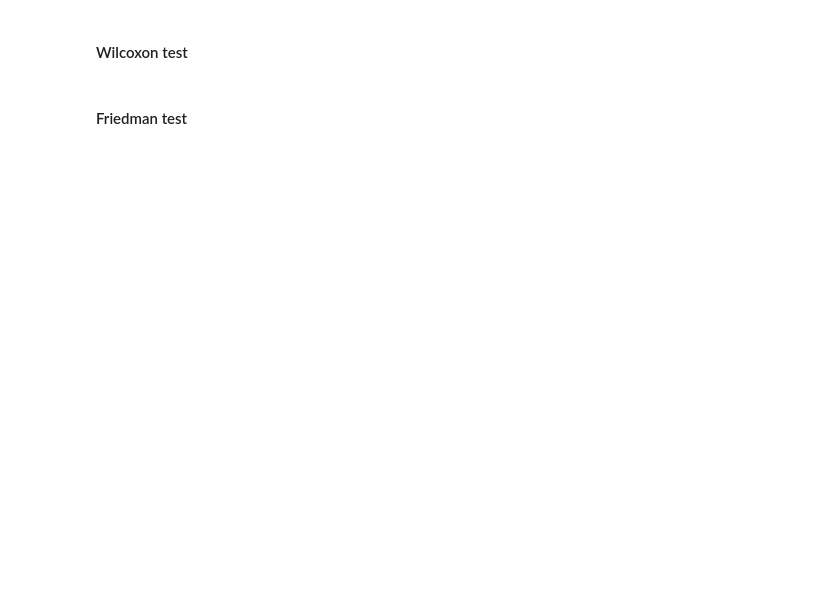
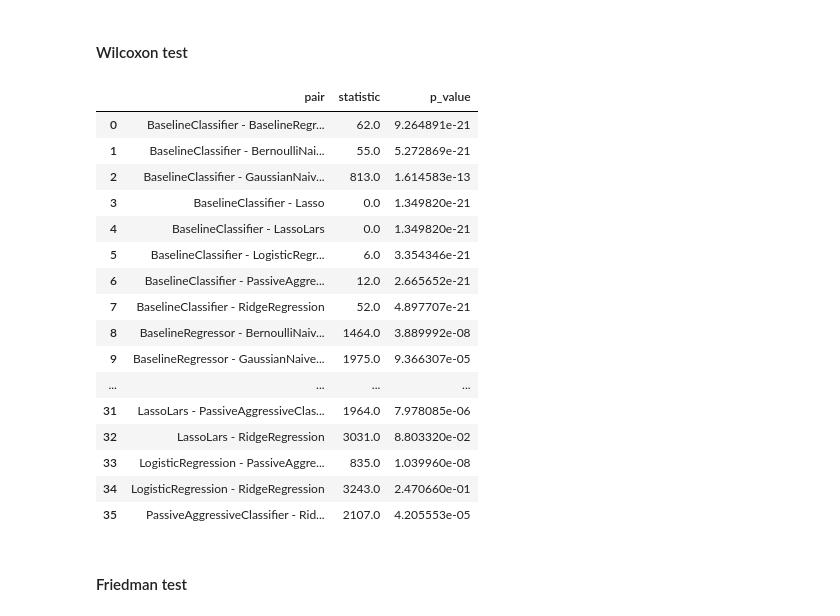
Before and after one commit to sktime/mlaut, a Jupyter notebook: mleap.ipynb, the cells around one changed output. Cells and saved outputs as stored; diff of their text form; code cells hidden in the pictures; blank space fills up the shorter version.

```diff
--- a/mleap.ipynb
+++ b/mleap.ipynb
@@ -65,8 +237,26 @@ t_test_bonferroni_df
 # %% [markdown]
 #### Wilcoxon test
 # %%
-wilcoxon_test, wilcoxon_test_df = analyze.wilcoxon_test(observations)
+wilcoxon_test, wilcoxon_test_df = analyze.wilcoxon_test(error_all_datasets)
 wilcoxon_test_df
+# %% [output]
+|  | pair | statistic | p_value |
+| 0 | BaselineClassifier - BaselineRegr... | 62.0 | 9.264891e-21 |
+| 1 | BaselineClassifier - BernoulliNai... | 55.0 | 5.272869e-21 |
+| 2 | BaselineClassifier - GaussianNaiv... | 813.0 | 1.614583e-13 |
+| 3 | BaselineClassifier - Lasso | 0.0 | 1.349820e-21 |
+| 4 | BaselineClassifier - LassoLars | 0.0 | 1.349820e-21 |
+| 5 | BaselineClassifier - LogisticRegr... | 6.0 | 3.354346e-21 |
+| 6 | BaselineClassifier - PassiveAggre... | 12.0 | 2.665652e-21 |
+| 7 | BaselineClassifier - RidgeRegression | 52.0 | 4.897707e-21 |
+| 8 | BaselineRegressor - BernoulliNaiv... | 1464.0 | 3.889992e-08 |
+| 9 | BaselineRegressor - GaussianNaive... | 1975.0 | 9.366307e-05 |
+| ... | ... | ... | ... |
+| 31 | LassoLars - PassiveAggressiveClas... | 1964.0 | 7.978085e-06 |
+| 32 | LassoLars - RidgeRegression | 3031.0 | 8.803320e-02 |
+| 33 | LogisticRegression - PassiveAggre... | 835.0 | 1.039960e-08 |
+| 34 | LogisticRegression - RidgeRegression | 3243.0 | 2.470660e-01 |
+| 35 | PassiveAggressiveClassifier - Rid... | 2107.0 | 4.205553e-05 |
 # %% [markdown]
 #### Friedman test
 # %%
```
Also changed, not shown: parts of 12 cells of this notebook.
